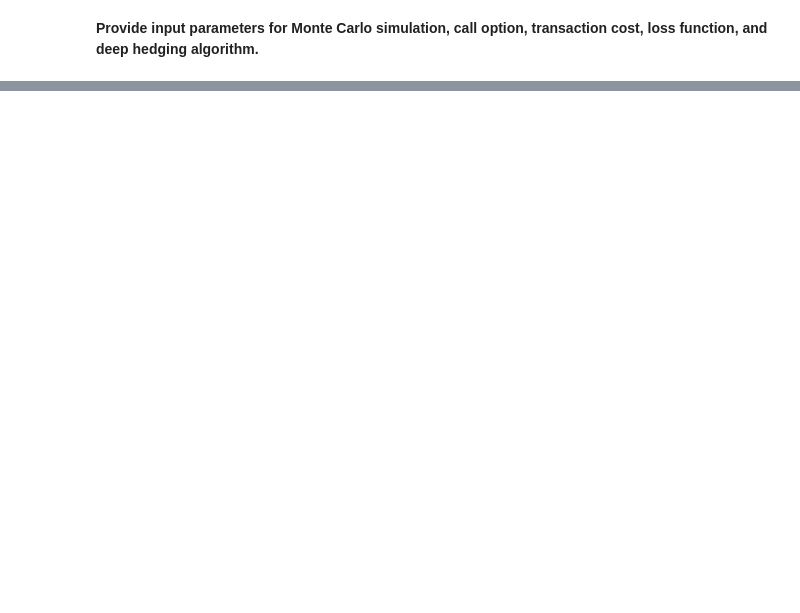
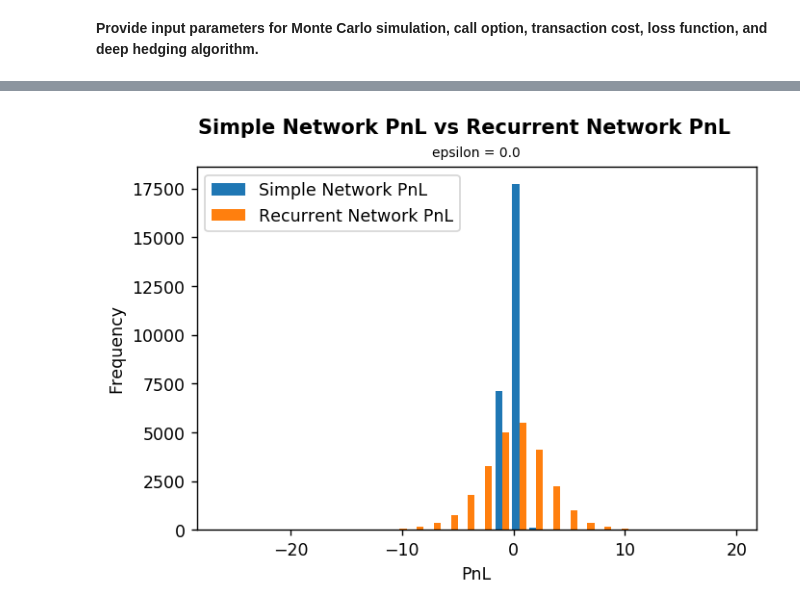
Before and after one commit to YuMan-Tam/deep-hedging, a Jupyter notebook: deep_hedging_mac.ipynb, the cells around one changed output, grey strips where cells are left out. Saved outputs shown, nothing was run; the diff lists cells and outputs as text; code cells hidden in the pictures; blank space fills up the shorter version.

```diff
--- a/deep_hedging_mac.ipynb
+++ b/deep_hedging_mac.ipynb
@@ -89,6 +92,6 @@ loss_param = 1.0
 # Other NN parameters
 lr = 5e-3 # Learning rate
 batch_size=256 # Batch size
-epochs=1000 # Number of epochs
+epochs=1 # Number of epochs
 
 print("Finish loading user inputs!")
@@ -188,7 +209,7 @@ print("Finished running deep hedging algorithm! (Simple Network)")
 # %%
 #@title <font color='Blue'>**Run the Deep Hedging Algorithm (Recurrent Network)!**</font>
 strategy_type = "recurrent"
-optimizer = tfa.optimizers.LazyAdam(learning_rate=lr)
+optimizer = Adam(learning_rate=lr)
 
 # Setup and compile the model
 model_recurrent = Deep_Hedging(N=N, d=d+2, m=m, risk_free=risk_free, \
@@ -327,40 +361,30 @@ for days_from_today in (1,15,29):
 # %%
 #@title <font color='Blue'>**Results: Simple vs Recurrent Network**</font>
 
 # Compute deep hedging PnL for simple network.
-try:
-  tmp_model_str = model_data_dir + \
-            "model_" + "simple" + "_"  + str(epsilon) + ".h5"
-  model_simple = tf.keras.models.load_model(tmp_model_str )
-  [PnL_Deep_Hedge_simple, certainty_equiv] = \
+[PnL_Deep_Hedge_simple, certainty_equiv] = \
             model_simple.predict(xtest,batch_size=1000,verbose=0)
-except:
-  print("File does not exist! You need to first run the simple network.")
 
 # Compute deep hedging PnL for recurrent network.
-try:
-  tmp_model_str = model_data_dir + \
-            "model_" + "recurrent" + "_"  + str(epsilon) + ".h5"
-  model_recurrent = tf.keras.models.load_model(tmp_model_str )
-  [PnL_Deep_Hedge_recurrent, certainty_equiv] = \
-            model_recurrent.predict(xtest,batch_size=1000,verbose=0)
-except:
-  print("File does not exist! You need to first run the recurrent network.")
+[PnL_Deep_Hedge_recurrent, certainty_equiv] = \
+          model_recurrent.predict(xtest,batch_size=1000,verbose=0)
 
 # Plot Simple Network PnL vs Recurrent Network PnL (with BS_price charged on both).
 print("\n")
 fig_nn = plt.figure(dpi= 125, facecolor='w')
 fig_nn.suptitle("Simple Network PnL vs Recurrent Network PnL \n ", \
       fontweight="bold")
 ax = fig_nn.add_subplot()
 ax.set_title("epsilon = " + str(epsilon), fontsize=8)
 ax.set_xlabel("PnL")
 ax.set_ylabel("Frequency")
 ax.hist((reshape_1D(PnL_Deep_Hedge_simple+BS_price), \
           reshape_1D(PnL_Deep_Hedge_recurrent+BS_price)), \
          bins=30, label=["Simple Network PnL", "Recurrent Network PnL"])
 ax.legend()
 plt.show()
+# %% [output]
+[figure, added]
 # %%
 #@title <font color='Blue'>**Results: Black-Scholes Asymtotic**</font>
 %autoreload 2
```
Also changed, not shown: parts of 10 cells of this notebook.
